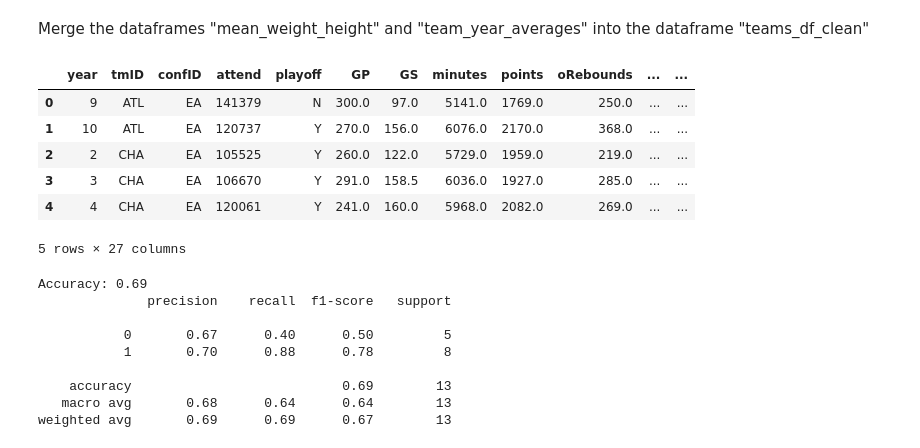
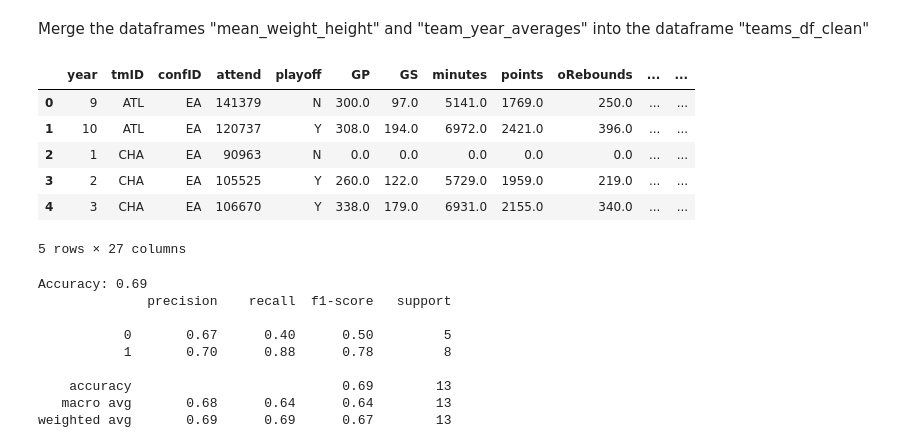
Before and after one commit to Hugo7gomes/FEUP_AC, a Jupyter notebook: firstApproach.ipynb, the cells around one changed output. Saved outputs shown, nothing was run; the diff lists cells and outputs as text; code cells hidden in the pictures.

```diff
--- a/firstApproach.ipynb
+++ b/firstApproach.ipynb
@@ -100,16 +100,18 @@ plt.show()
 # %% [markdown]
 As can be seen, even after taking out the players that have height as 0 and all the other columns as 0, there are still some players that have the weight as 0. To address this, we opted to replace the 0 value by the average weight of the players that have the same position
 # %%
-avg_weight_by_position = players_df[players_df['weight'] > 0].groupby('pos')['weight'].mean().reset_index()
-avg_weight_by_position.rename(columns={'weight': 'avg_weight'}, inplace=True)
+# avg_weight_by_position = players_df[players_df['weight'] > 0].groupby('pos')['weight'].mean().reset_index()
 
-avg_weight_by_position['avg_weight'] = avg_weight_by_position['avg_weight'].round(2)
+# avg_weight_by_position.rename(columns={'weight': 'avg_weight'}, inplace=True)
 
-players_df = players_df.merge(avg_weight_by_position, on='pos', how='left')
+# avg_weight_by_position['avg_weight'] = avg_weight_by_position['avg_weight'].round(2)
+
+# players_df = players_df.merge(avg_weight_by_position, on='pos', how='left')
 
 
-players_df.loc[players_df['weight'] == 0, "weight"] = players_df['avg_weight']
+mean_weight = players_df[players_df['weight'] > 0]['weight'].mean()
 
+players_df.loc[players_df['weight'] == 0, 'weight'] = mean_weight
 
 
 plt.figure(figsize=(8, 6))
@@ -119,5 +121,5 @@ plt.xlabel('Weight (lb)')
 plt.ylabel('Frequency')
 plt.show()
 
-players_df.drop('avg_weight', axis=1, inplace=True)
+#players_df.drop('avg_weight', axis=1, inplace=True)
 # %% [output]
@@ -252,13 +254,16 @@ for year in training_years:
 
     players_in_year = players_teams_df[players_teams_df['year'] == year]
 
-    last_year_stats = players_teams_df[players_teams_df['year'].isin([year - 1])]
+    players_in_year = players_teams_df[players_teams_df['playerID'].isin(players_in_year['playerID'])]
 
-    last_year_stats = last_year_stats[last_year_stats['playerID'].isin(players_in_year['playerID'])]
+    players_in_year = players_in_year[players_in_year['year'] < year]
 
-    last_year_sum = last_year_stats.groupby('playerID').sum().reset_index()
+    last_season_per_player = players_in_year.groupby('playerID')['year'].max().reset_index()
 
-    # Merge 'last_2_years_means' with 'players_df' based on the 'playerID' column
+    last_season_stats = players_teams_df.merge(last_season_per_player, on=['playerID', 'year'], how='right')
+
+    last_year_sum = last_season_stats.groupby('playerID').sum().reset_index()
+
     testing_set_for_year = last_year_sum.merge(players_df, on='playerID', how='left')
 
     # Add a 'year' column to indicate the year for which this data is used
@@ -267,13 +272,20 @@ for year in training_years:
     # Append the data for this year to the testing set DataFrame
     testing_set_with_stats = testing_set_with_stats.append(testing_set_for_year, ignore_index=True)
 
-#testing_set_with_stats.drop(columns=['tmID'], inplace=True)
-
+testing_set_with_stats.drop(columns=['tmID'], inplace=True)
 
 players_teams_df= players_teams_df[['playerID', 'year', 'tmID']]
 
-testing_set_with_stats = testing_set_with_stats.merge(players_teams_df, on=['playerID', 'year'], how='left')
+testing_set_with_stats = testing_set_with_stats.merge(players_teams_df, on=['playerID', 'year'], how='right')
+
+testing_set_with_stats.to_csv("testing_set_with_stats.csv", index=False)
 # %%
+testing_set_with_stats["birthDate"] = testing_set_with_stats["playerID"].map(players_df.set_index("playerID")["birthDate"])
+
+testing_set_with_stats["height"] = testing_set_with_stats["playerID"].map(players_df.set_index("playerID")["height"])
+
+testing_set_with_stats["weight"] = testing_set_with_stats["playerID"].map(players_df.set_index("playerID")["weight"])
+
 testing_set_with_stats['birthDate'] = pd.to_datetime(testing_set_with_stats['birthDate'])
 
 reference_year = 1999
@@ -301,23 +313,22 @@ team_year_averages = testing_set_with_stats.groupby(['tmID', 'year']).sum().rese
 team_year_averages = team_year_averages.round(2)
 
 
-
-
 teams_df_clean = teams_df_clean.merge(team_year_averages, on = ['year', 'tmID'], how ='left')
 
-teams_df_clean = teams_df_clean[teams_df_clean['year'] != 1]
+#teams_df_clean = teams_df_clean[teams_df_clean['year'] != 1]
 # %% [markdown]
 Merge the dataframes "mean_weight_height" and "team_year_averages" into the dataframe "teams_df_clean"
 # %%
 teams_df_clean = teams_df_clean.merge(mean_weight_height, on = ['year', 'tmID'], how ='left')
+teams_df_clean.to_csv('teams_df_clean1.csv', index=False)
 teams_df_clean.head()
 # %% [output]
 |  | year | tmID | confID | attend | playoff | GP | GS | minutes | points | oRebounds | ... | ... |
 | 0 | 9 | ATL | EA | 141379 | N | 300.0 | 97.0 | 5141.0 | 1769.0 | 250.0 | ... | ... |
-| 1 | 10 | ATL | EA | 120737 | Y | 270.0 | 156.0 | 6076.0 | 2170.0 | 368.0 | ... | ... |
-| 2 | 2 | CHA | EA | 105525 | Y | 260.0 | 122.0 | 5729.0 | 1959.0 | 219.0 | ... | ... |
-| 3 | 3 | CHA | EA | 106670 | Y | 291.0 | 158.5 | 6036.0 | 1927.0 | 285.0 | ... | ... |
-| 4 | 4 | CHA | EA | 120061 | Y | 241.0 | 160.0 | 5968.0 | 2082.0 | 269.0 | ... | ... |
+| 1 | 10 | ATL | EA | 120737 | Y | 308.0 | 194.0 | 6972.0 | 2421.0 | 396.0 | ... | ... |
+| 2 | 1 | CHA | EA | 90963 | N | 0.0 | 0.0 | 0.0 | 0.0 | 0.0 | ... | ... |
+| 3 | 2 | CHA | EA | 105525 | Y | 260.0 | 122.0 | 5729.0 | 1959.0 | 219.0 | ... | ... |
+| 4 | 3 | CHA | EA | 106670 | Y | 338.0 | 179.0 | 6931.0 | 2155.0 | 340.0 | ... | ... |
 5 rows × 27 columns
 # %%
 awards_players_df = awards_players_df.rename(columns={'Kim Perrot Sportsmanship': 'Kim Perrot Sportsmanship Award'})
```
Also changed, not shown: parts of 7 cells of this notebook, 10 other files.
